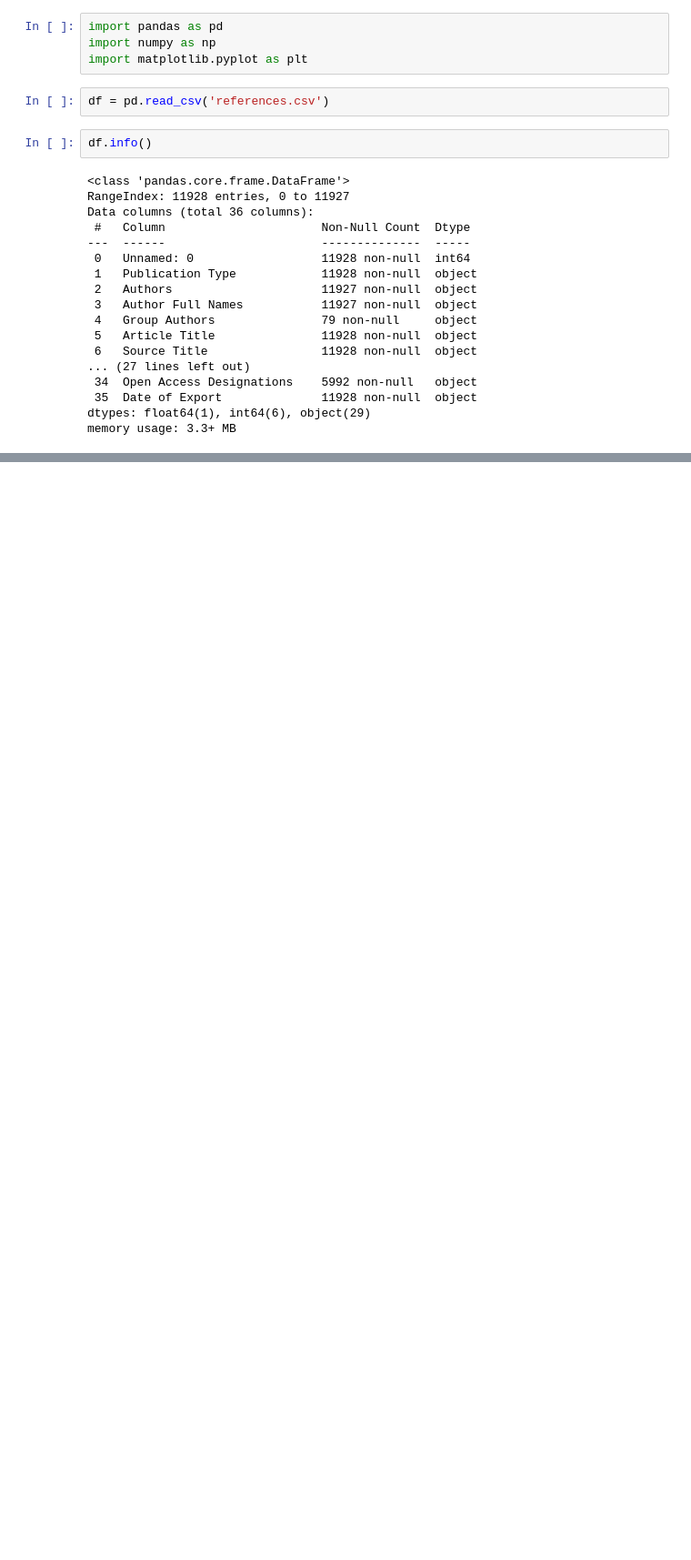
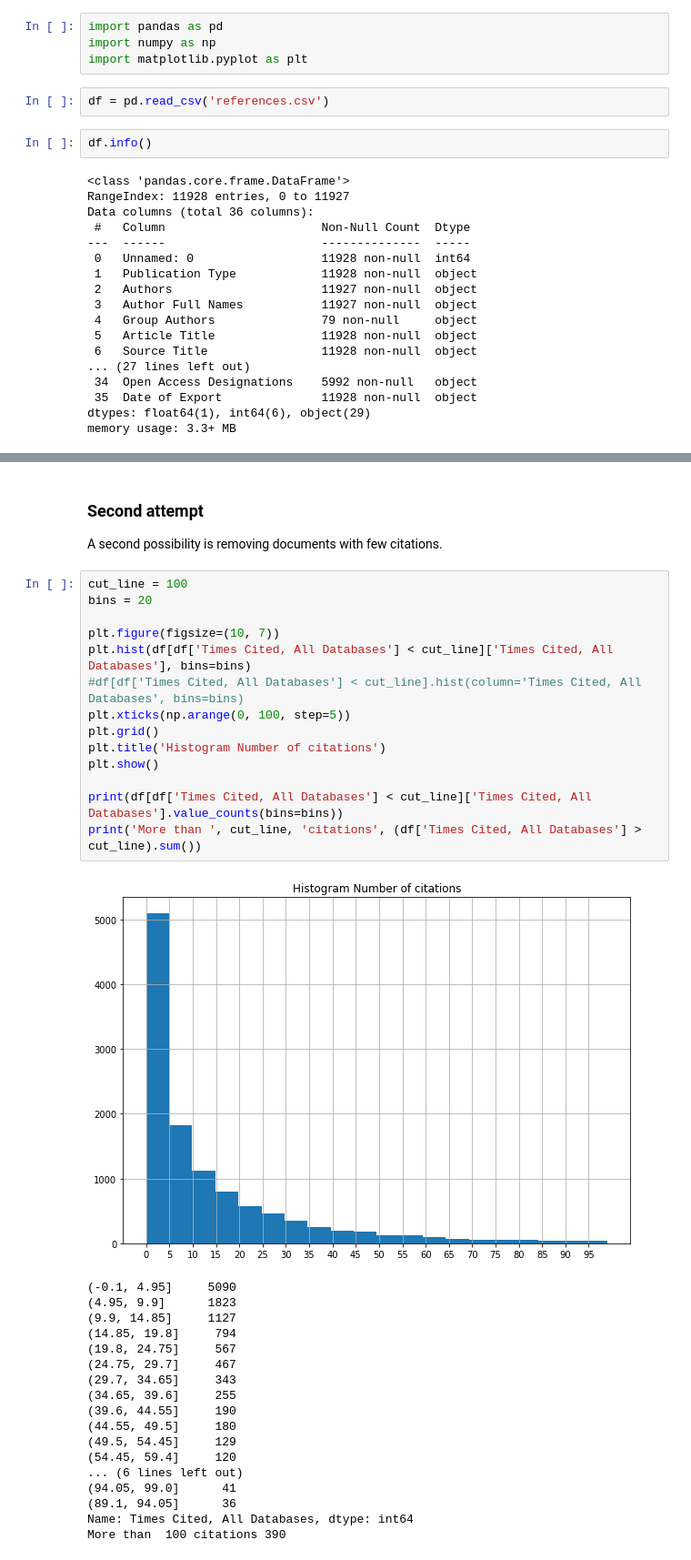
Before and after one commit to vitorhirata/resilience-metrics-review, a Jupyter notebook: analise-review.ipynb, the cells around one changed output, grey strips where cells are left out. Shown at 91% size. Cells and saved outputs as stored; diff of their text form; blank space fills up the shorter version.

```diff
--- a/analise-review.ipynb
+++ b/analise-review.ipynb
@@ -26,0 +86,37 @@ memory usage: 3.3+ MB
+# %% [markdown]
+### Second attempt
+
+A second possibility is removing documents with few citations.
+# %%
+cut_line = 100
+bins = 20
+
+plt.figure(figsize=(10, 7))
+plt.hist(df[df['Times Cited, All Databases'] < cut_line]['Times Cited, All Databases'], bins=bins)
+#df[df['Times Cited, All Databases'] < cut_line].hist(column='Times Cited, All Databases', bins=bins)
+plt.xticks(np.arange(0, 100, step=5))
+plt.grid()
+plt.title('Histogram Number of citations')
+plt.show()
+
+print(df[df['Times Cited, All Databases'] < cut_line]['Times Cited, All Databases'].value_counts(bins=bins))
+print('More than ', cut_line, 'citations', (df['Times Cited, All Databases'] > cut_line).sum())
+# %% [output]
+[figure, added]
+(-0.1, 4.95]     5090
+(4.95, 9.9]      1823
+(9.9, 14.85]     1127
+(14.85, 19.8]     794
+(19.8, 24.75]     567
+(24.75, 29.7]     467
+(29.7, 34.65]     343
+(34.65, 39.6]     255
+(39.6, 44.55]     190
+(44.55, 49.5]     180
+(49.5, 54.45]     129
+(54.45, 59.4]     120
+... (6 lines left out)
+(94.05, 99.0]      41
+(89.1, 94.05]      36
+Name: Times Cited, All Databases, dtype: int64
+More than  100 citations 390
```
Also changed, not shown: parts of 12 cells of this notebook.
